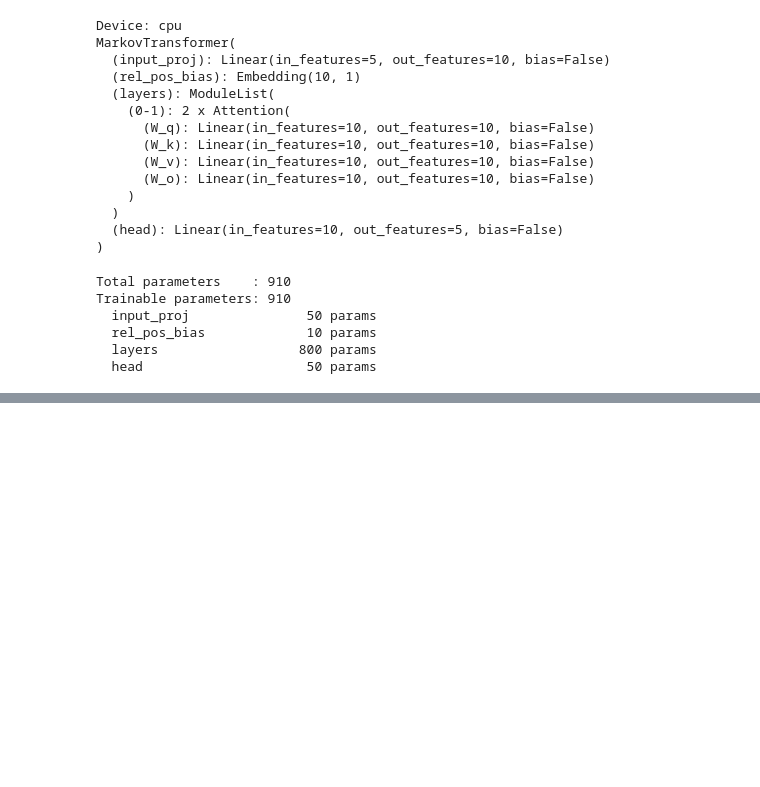
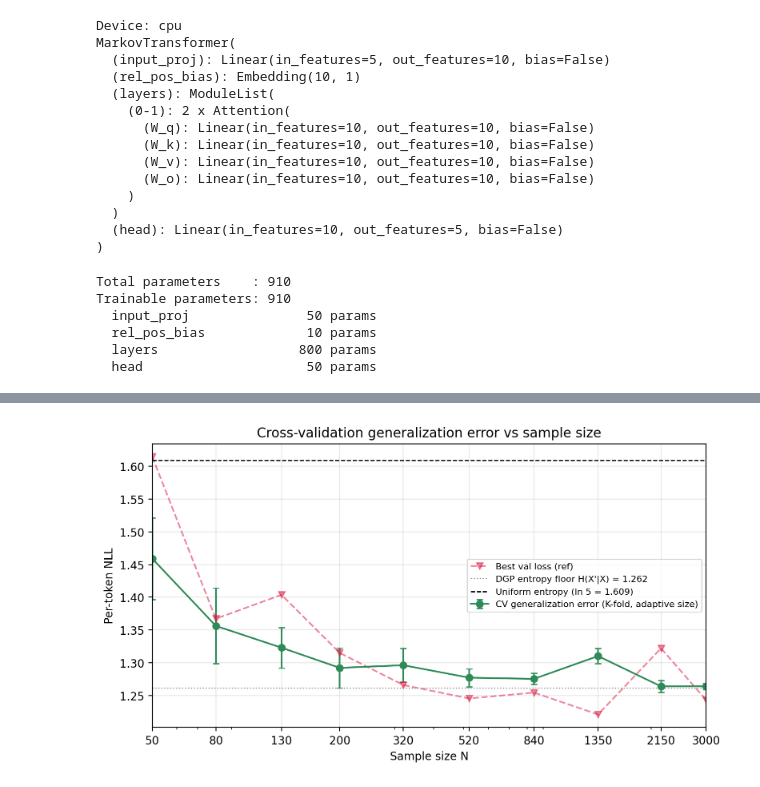
Before and after one commit to RealAshrafAhmed/slt-deep, a Jupyter notebook: projects/markov-chain-learning/experiments/single-chain/notebooks/04_training.ipynb, the cells around one changed output, grey strips where cells are left out. Saved outputs shown, nothing was run; the diff lists cells and outputs as text; code cells hidden in the pictures; blank space fills up the shorter version.

```diff
--- a/projects/markov-chain-learning/experiments/single-chain/notebooks/04_training.ipynb
+++ b/projects/markov-chain-learning/experiments/single-chain/notebooks/04_training.ipynb
@@ -659,0 +604,71 @@ else:
+# %%
+# ── Plot: K-fold cross-validation generalization error vs sample size ──
+if CV_PATH.exists():
+    cv_records = sorted(torch.load(CV_PATH, weights_only=False), key=lambda r: r["N"])
+    cv_N = [r["N"] for r in cv_records]
+    cv_err = [r["cv_error"] for r in cv_records]
+    # Standard error of the CV mean: spread across folds / sqrt(n_folds).
+    cv_se = [r["cv_std"] / max(r["n_folds"], 1) ** 0.5 for r in cv_records]
+
+    # DGP conditional-entropy floor H(X'|X): irreducible per-token NLL.
+    T_ref, pi_ref = Ts[0], pis[0]
+    logT = torch.log(T_ref.clamp_min(1e-12))
+    cond_entropy = float(-(pi_ref[:, None] * T_ref * logT).sum().item())
+    uniform_entropy = math.log(VOCAB_SIZE)  # per-token CE of a uniform predictor
+
+    fig, ax = plt.subplots(figsize=(8, 4.5))
+    ax.errorbar(
+        cv_N,
+        cv_err,
+        yerr=cv_se,
+        marker="o",
+        color="seagreen",
+        capsize=3,
+        label="CV generalization error (K-fold, adaptive size)",
+    )
+    # Best-val loss overlaid for context (NOT the same quantity).
+    by_N = {rec["N"]: rec["best_val_loss"] for rec in sample_size_records}
+    ax.plot(
+        [n for n in cv_N if n in by_N],
+        [by_N[n] for n in cv_N if n in by_N],
+        marker="v",
+        color="crimson",
+        alpha=0.5,
+        ls="--",
+        label="Best val loss (ref)",
+    )
+    ax.axhline(
+        cond_entropy,
+        color="gray",
+        ls=":",
+        lw=1.0,
+        label=f"DGP entropy floor H(X'|X) = {cond_entropy:.3f}",
+    )
+    ax.axhline(
+        uniform_entropy,
+        color="black",
+        lw=1.0,
+        ls="--",
+        label=f"Uniform entropy (ln {VOCAB_SIZE} = {uniform_entropy:.3f})",
+    )
+    ax.set_xscale("log")
+    ax.set_xlim(min(cv_N), max(cv_N))
+    ax.set_xticks(cv_N)
+    ax.set_xticklabels([str(n) for n in cv_N])
+    ax.set_xlabel("Sample size N")
+    ax.set_ylabel("Per-token NLL")
+    ax.set_title("Cross-validation generalization error vs sample size")
+    ax.grid(True, alpha=0.3)
+    ax.legend(fontsize=8)
+    plt.tight_layout()
+    plt.show()
+
+    for r in cv_records:
+        print(
+            f"  N={r['N']:5d}: CV={r['cv_error']:.4f}  "
+            f"({r['n_folds']} folds of {r['fold_size']})"
+        )
+else:
+    print(f"No CV cache at {CV_PATH} — run the cell above with RUN_CV=True first.")
+# %% [output]
+[figure, added]
```
Also changed, not shown: parts of 21 cells of this notebook, 50 other files.
